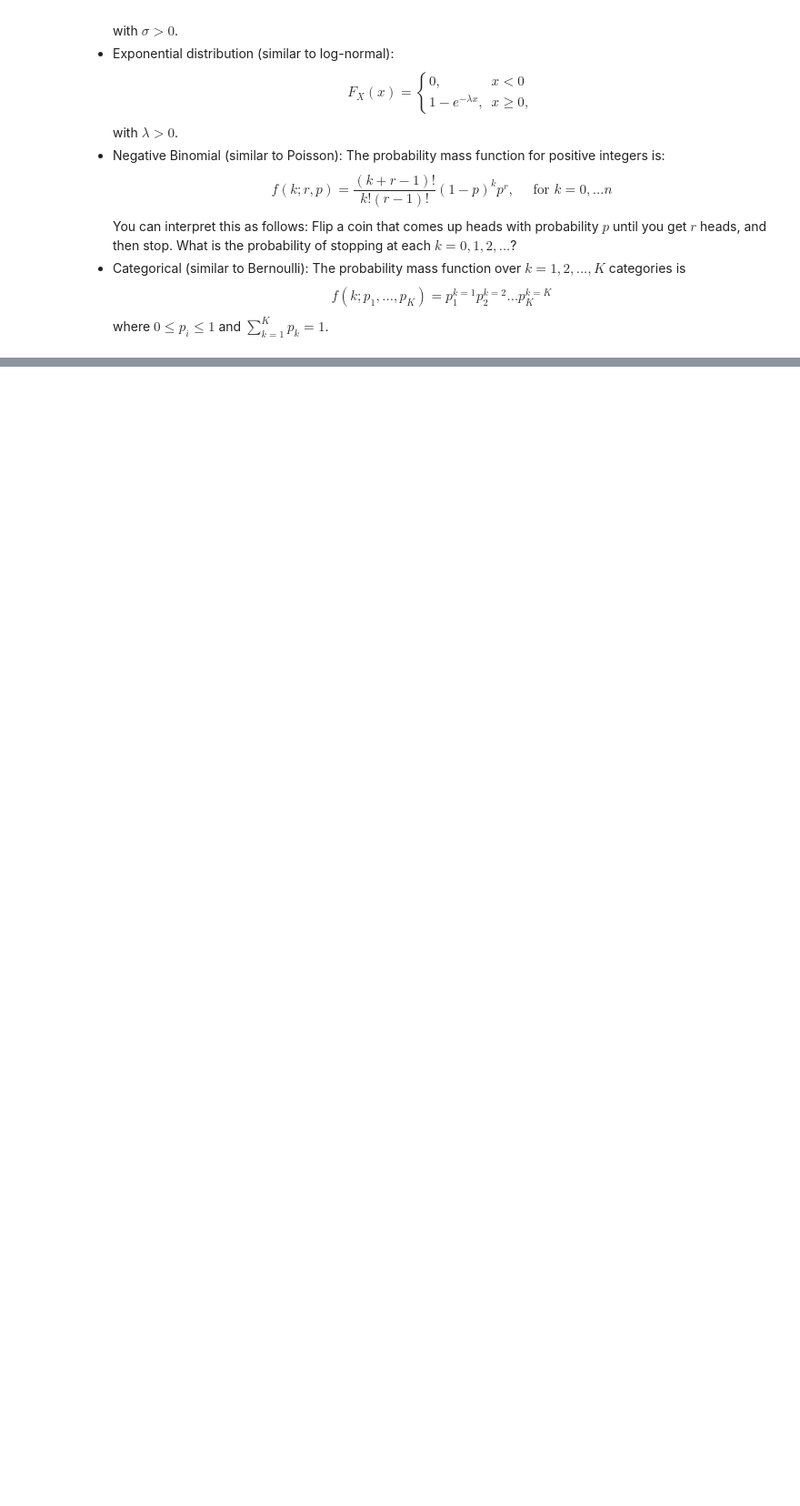
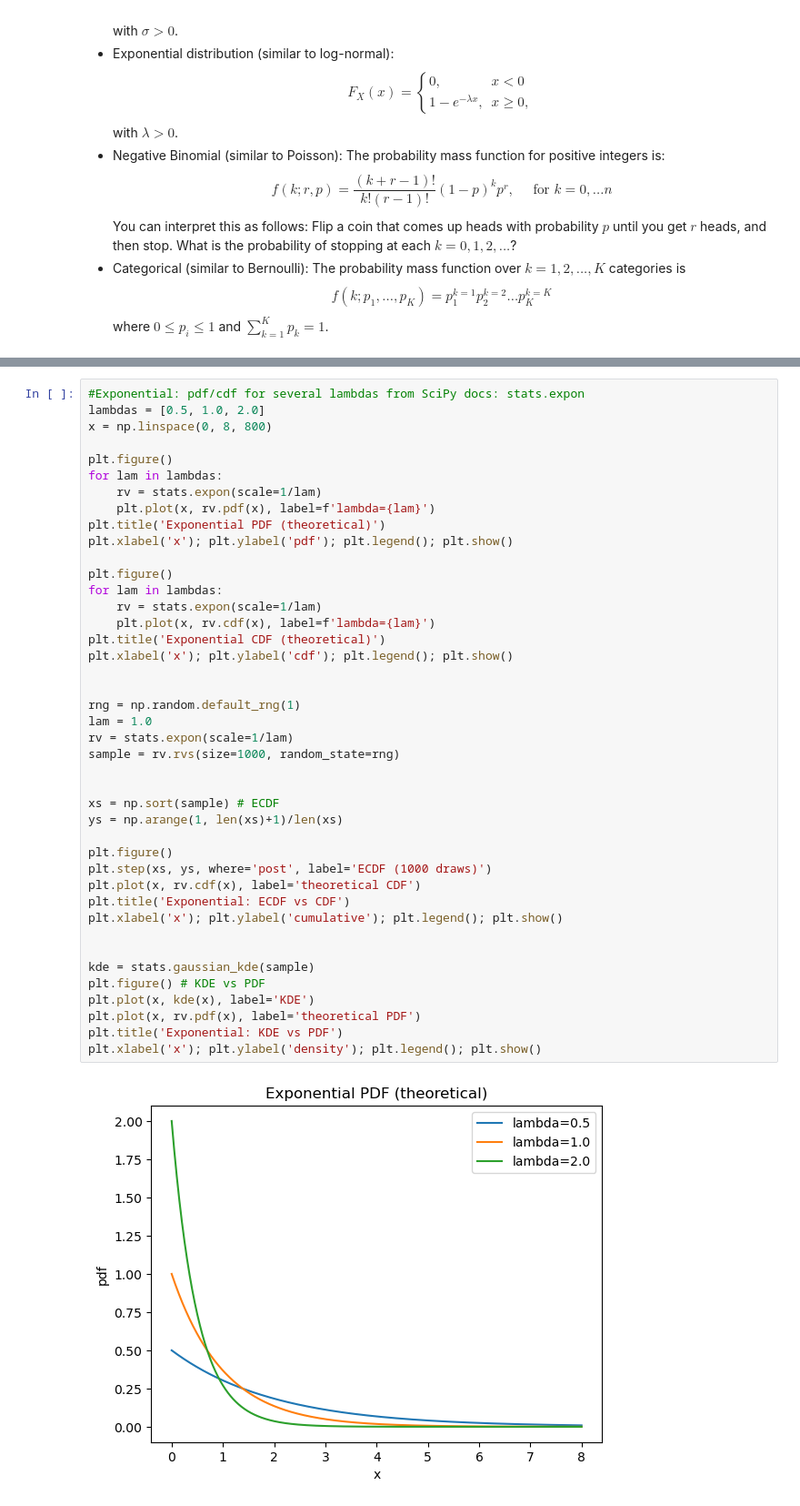
Before and after one commit to Maodougie25/understanding_uncertainty_assignment_6, a Jupyter notebook: assignment_6.ipynb, the cells around one changed output, grey strips where cells are left out. Shown at 91% size. Cells and saved outputs as stored; diff of their text form; blank space fills up the shorter version.

```diff
--- a/assignment_6.ipynb
+++ b/assignment_6.ipynb
@@ -240,0 +303,44 @@ where $0 \le p_i \le 1$ and $ \sum_{k=1}^K p_k = 1$.
+# %%
+#Exponential: pdf/cdf for several lambdas from SciPy docs: stats.expon
+lambdas = [0.5, 1.0, 2.0]
+x = np.linspace(0, 8, 800)
+
+plt.figure()
+for lam in lambdas:
+    rv = stats.expon(scale=1/lam)
+    plt.plot(x, rv.pdf(x), label=f'lambda={lam}')
+plt.title('Exponential PDF (theoretical)')
+plt.xlabel('x'); plt.ylabel('pdf'); plt.legend(); plt.show()
+
+plt.figure()
+for lam in lambdas:
+    rv = stats.expon(scale=1/lam)
+    plt.plot(x, rv.cdf(x), label=f'lambda={lam}')
+plt.title('Exponential CDF (theoretical)')
+plt.xlabel('x'); plt.ylabel('cdf'); plt.legend(); plt.show()
+
+
+rng = np.random.default_rng(1)
+lam = 1.0
+rv = stats.expon(scale=1/lam)
+sample = rv.rvs(size=1000, random_state=rng)
+
+
+xs = np.sort(sample) # ECDF
+ys = np.arange(1, len(xs)+1)/len(xs)
+
+plt.figure()
+plt.step(xs, ys, where='post', label='ECDF (1000 draws)')
+plt.plot(x, rv.cdf(x), label='theoretical CDF')
+plt.title('Exponential: ECDF vs CDF')
+plt.xlabel('x'); plt.ylabel('cumulative'); plt.legend(); plt.show()
+
+
+kde = stats.gaussian_kde(sample)
+plt.figure() # KDE vs PDF
+plt.plot(x, kde(x), label='KDE')
+plt.plot(x, rv.pdf(x), label='theoretical PDF')
+plt.title('Exponential: KDE vs PDF')
+plt.xlabel('x'); plt.ylabel('density'); plt.legend(); plt.show()
+# %% [output]
+[figure, added]
```
Also changed, not shown: parts of 14 cells of this notebook.
